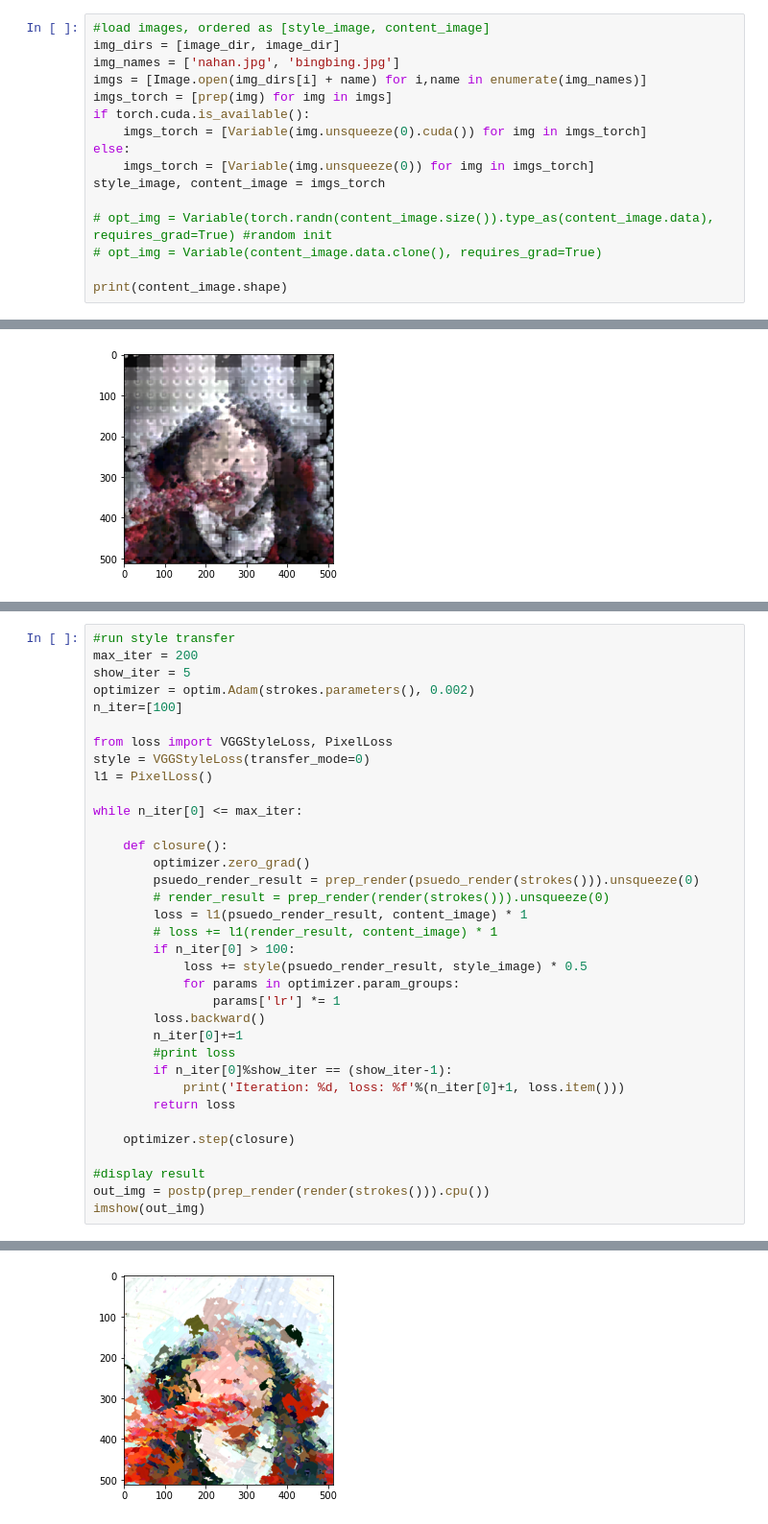
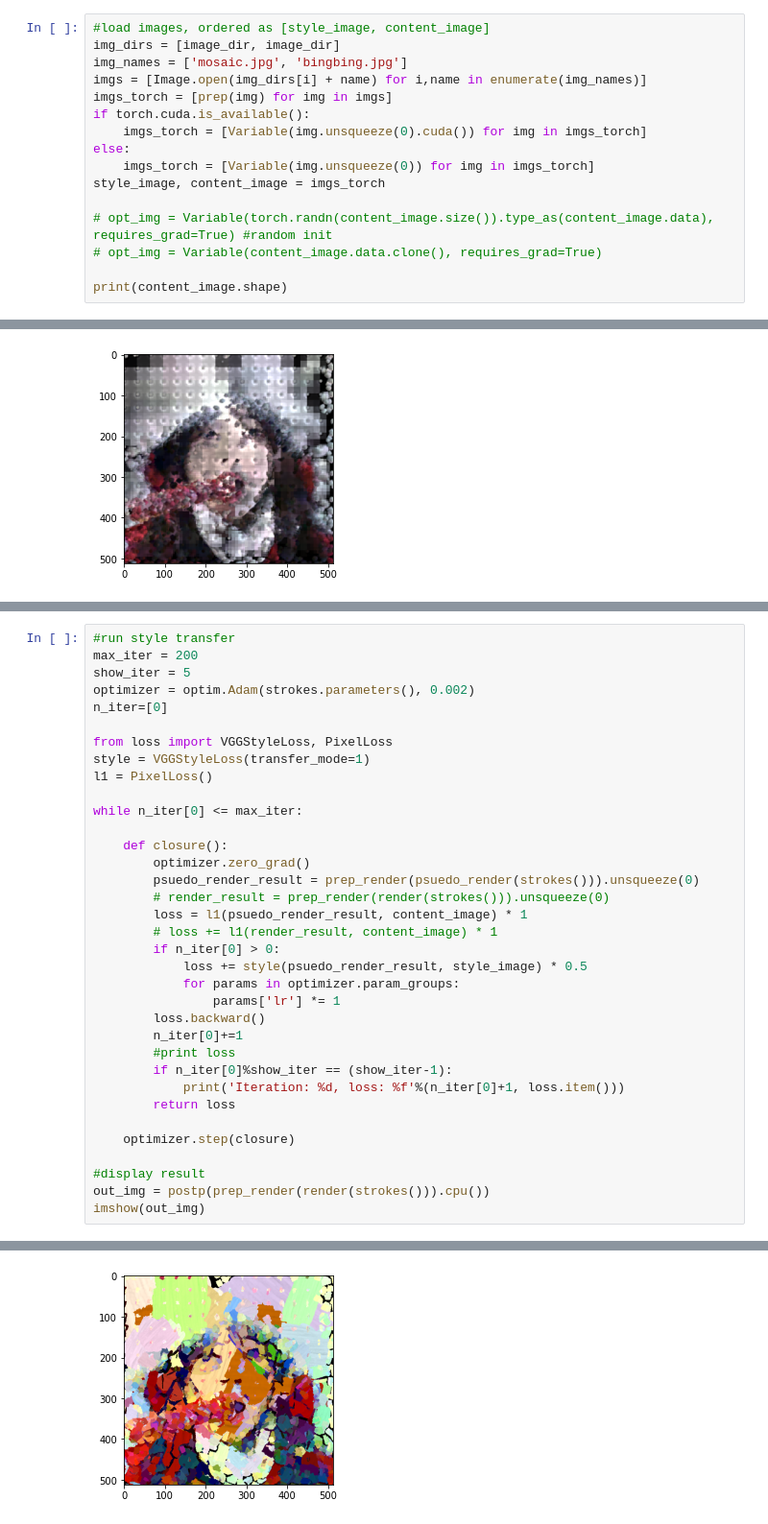
Before and after one commit to ChenWendi2001/neural-face-painting, a Jupyter notebook: style_transfer/NeuralStyleTransfer_transformer.ipynb, the cells around one changed output, grey strips where cells are left out. Shown at 96% size. Cells and saved outputs as stored; diff of their text form.

Commit message:
fix: bugs in style transfer

```diff
--- a/style_transfer/NeuralStyleTransfer_transformer.ipynb
+++ b/style_transfer/NeuralStyleTransfer_transformer.ipynb
@@ -49,7 +49,7 @@ def postp(tensor): # to clip results in the range [0,1]
 # %%
 #load images, ordered as [style_image, content_image]
 img_dirs = [image_dir, image_dir]
-img_names = ['nahan.jpg', 'bingbing.jpg']
+img_names = ['mosaic.jpg', 'bingbing.jpg']
 imgs = [Image.open(img_dirs[i] + name) for i,name in enumerate(img_names)]
 imgs_torch = [prep(img) for img in imgs]
 if torch.cuda.is_available():
@@ -104,10 +104,10 @@ for img in imgs:
 max_iter = 200
 show_iter = 5
 optimizer = optim.Adam(strokes.parameters(), 0.002)
-n_iter=[100]
+n_iter=[0]
 
 from loss import VGGStyleLoss, PixelLoss
-style = VGGStyleLoss(transfer_mode=0)
+style = VGGStyleLoss(transfer_mode=1)
 l1 = PixelLoss()
 
 while n_iter[0] <= max_iter:
@@ -118,7 +118,7 @@ while n_iter[0] <= max_iter:
         # render_result = prep_render(render(strokes())).unsqueeze(0)
         loss = l1(psuedo_render_result, content_image) * 1
         # loss += l1(render_result, content_image) * 1
-        if n_iter[0] > 100:
+        if n_iter[0] > 0:
             loss += style(psuedo_render_result, style_image) * 0.5
             for params in optimizer.param_groups:
                 params['lr'] *= 1
@@ -158,5 +155,5 @@ Iteration: 200, loss: 732461760.000000
 <matplotlib.image.AxesImage at 0x...>
-[figure, old version]
+[figure, new version]
 # %%
 out_img = postp(prep_render(psuedo_render(strokes())).cpu())
 imshow(out_img)
```
Also changed, not shown: parts of 3 cells of this notebook, 1 other file.
